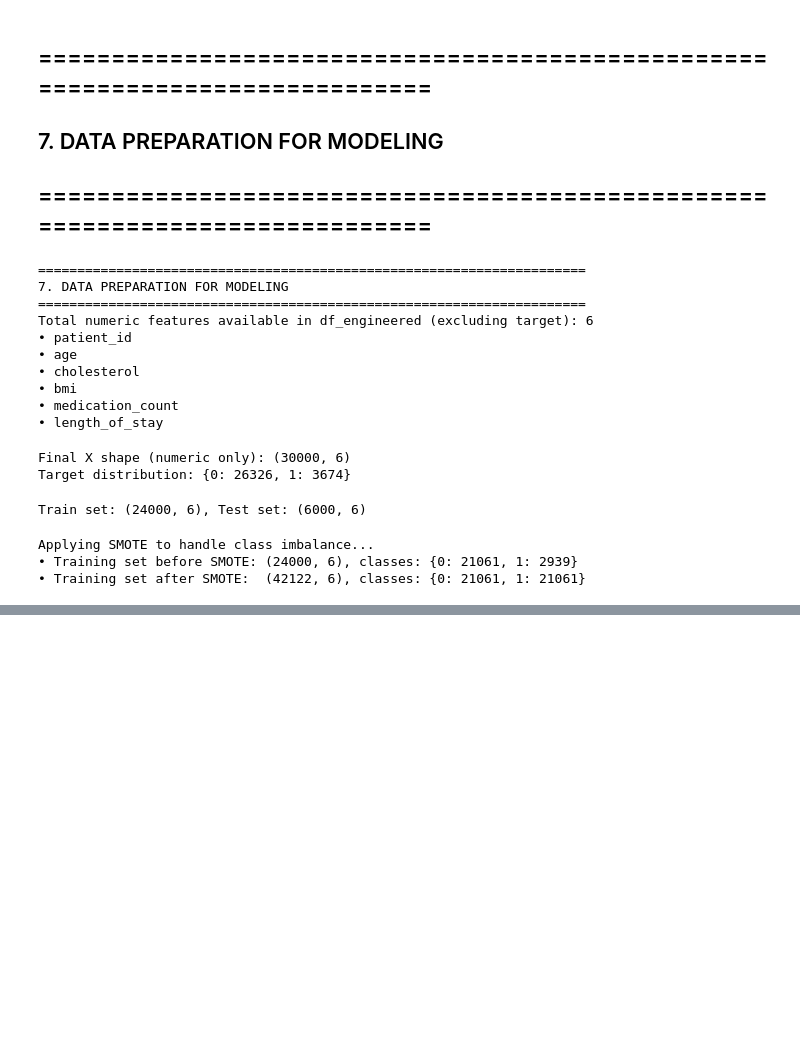
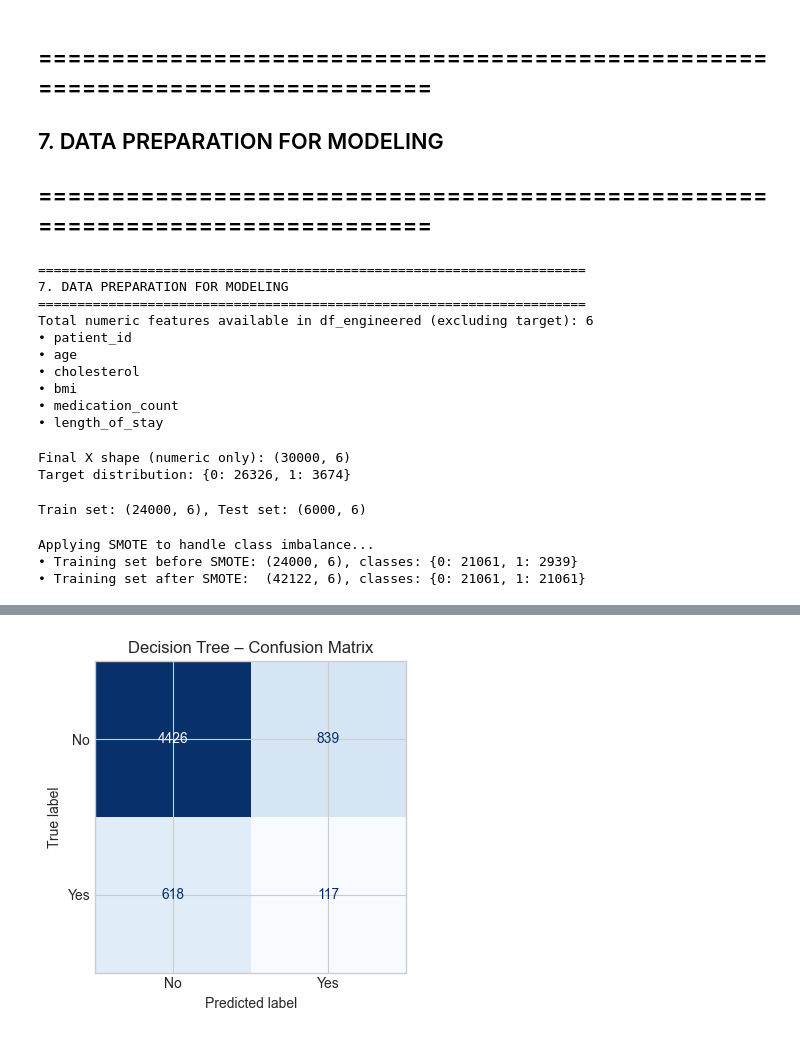
Before and after one commit to albertokabore/Hospital-Readmission-Prediction, a Jupyter notebook: notebooks/Readmission_Project.ipynb, the cells around one changed output, grey strips where cells are left out. Drawn from its saved outputs; the diff is of its cells as text; code cells hidden in the pictures; blank space fills up the shorter version.

```diff
--- a/notebooks/Readmission_Project.ipynb
+++ b/notebooks/Readmission_Project.ipynb
@@ -851,0 +856,81 @@ Applying SMOTE to handle class imbalance...
+# %%
+print("\n" + "=" * 70)
+print("8. MODEL TRAINING AND EVALUATION")
+print("=" * 70)
+
+def evaluate_model(name, model, X_tr, y_tr, X_te, y_te):
+    print(f"\n{name} – training and evaluation")
+    model.fit(X_tr, y_tr)
+    y_pred = model.predict(X_te)
+
+    y_prob = None
+    if hasattr(model, "predict_proba"):
+        y_prob = model.predict_proba(X_te)[:, 1]
+
+    acc = accuracy_score(y_te, y_pred)
+    prec = precision_score(y_te, y_pred)
+    rec = recall_score(y_te, y_pred)
+    f1 = f1_score(y_te, y_pred)
+    auc_val = roc_auc_score(y_te, y_prob) if y_prob is not None else np.nan
+
+    print("Classification report:")
+    print(classification_report(y_te, y_pred,
+                               target_names=["Not Readmitted", "Readmitted"]))
+
+    print("Metrics:")
+    print(f"• Accuracy:  {acc:.3f}")
+    print(f"• Precision: {prec:.3f}")
+    print(f"• Recall:    {rec:.3f}")
+    print(f"• F1 score:  {f1:.3f}")
+    if not np.isnan(auc_val):
+        print(f"• ROC AUC:   {auc_val:.3f}")
+
+    cm = confusion_matrix(y_te, y_pred)
+    disp = ConfusionMatrixDisplay(cm, display_labels=["No", "Yes"])
+    fig, ax = plt.subplots(figsize=(4.5, 4))
+    disp.plot(ax=ax, cmap="Blues", colorbar=False)
+    plt.title(f"{name} – Confusion Matrix")
+    plt.tight_layout()
+    plt.show()
+
+    return {
+        "model": name,
+        "accuracy": acc,
+        "precision": prec,
+        "recall": rec,
+        "f1": f1,
+        "roc_auc": auc_val
+    }, y_prob
+
+models = {
+    "Decision Tree": DecisionTreeClassifier(random_state=RANDOM_STATE),
+    "Random Forest": RandomForestClassifier(random_state=RANDOM_STATE, n_jobs=-1),
+    "Gradient Boosting": GradientBoostingClassifier(random_state=RANDOM_STATE),
+    "AdaBoost": AdaBoostClassifier(random_state=RANDOM_STATE),
+    "XGBoost": XGBClassifier(
+        random_state=RANDOM_STATE,
+        eval_metric="logloss",
+        use_label_encoder=False,
+        n_estimators=250,
+        learning_rate=0.1,
+        max_depth=4,
+        subsample=0.9,
+        colsample_bytree=0.9
+    )
+}
+
+results = []
+roc_data = {}
+
+for name, mdl in models.items():
+    metrics, y_prob = evaluate_model(
+        name, mdl, X_train_res, y_train_res, X_test_scaled, y_test
+    )
+    results.append(metrics)
+    if y_prob is not None:
+        roc_data[name] = y_prob
+
+results_df = pd.DataFrame(results)
+print("\nModel performance summary (sorted by ROC AUC):")
+print(results_df.sort_values("roc_auc", ascending=False))
+# %% [output]
@@ -851,0 +954 @@ Applying SMOTE to handle class imbalance...
+[figure, added]
```
Also changed, not shown: parts of 3 cells of this notebook.
